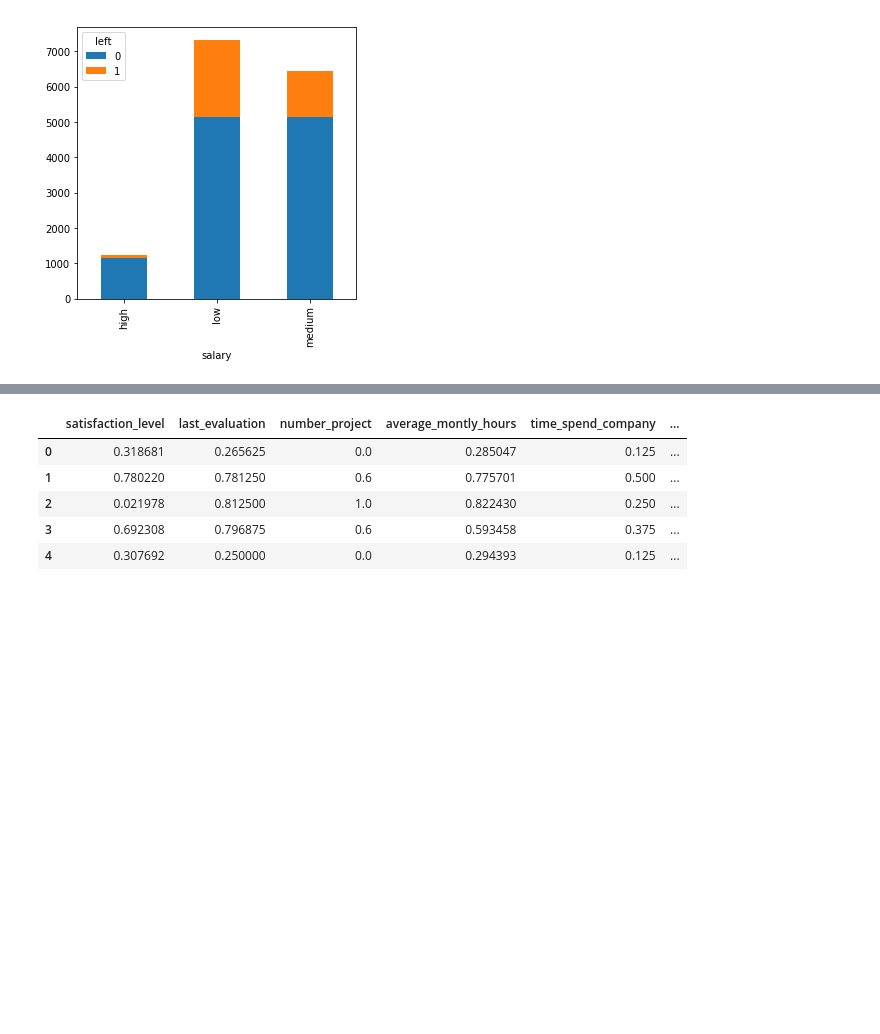
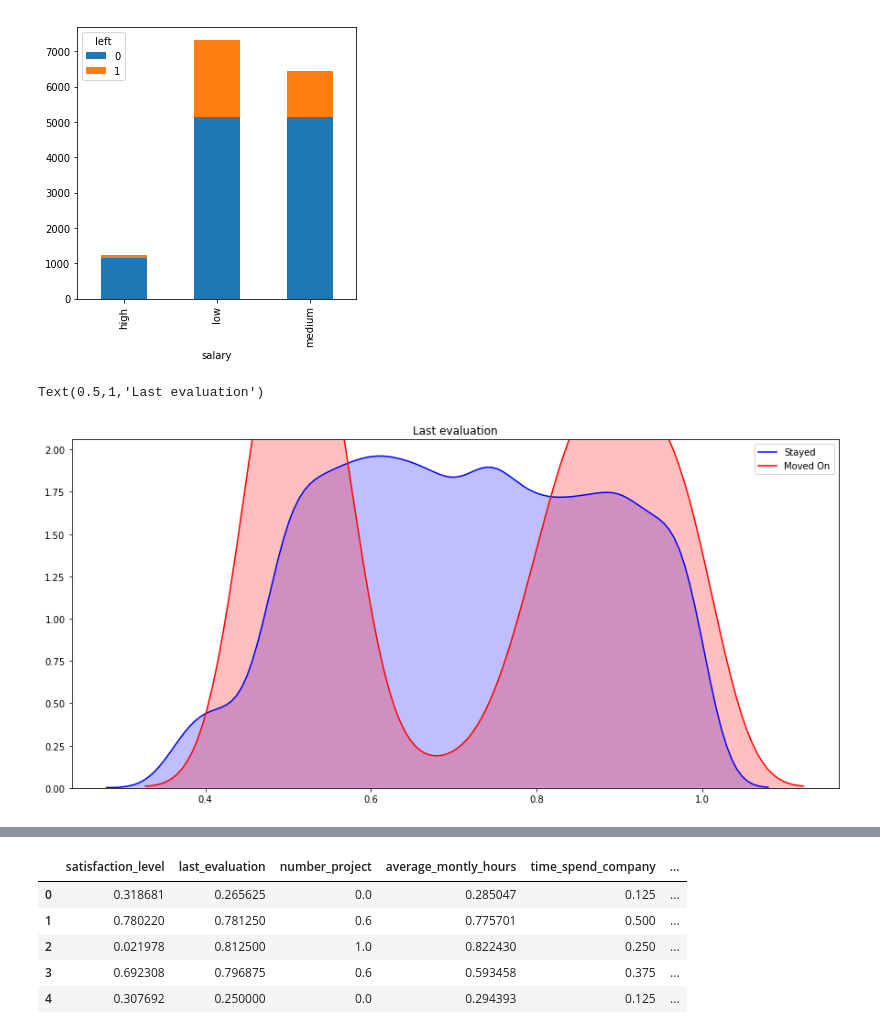
Before and after one commit to ArshadKhurshid/Capstone-Project-Udacity, a Jupyter notebook: CapstoneProject.ipynb, the cells around one changed output, grey strips where cells are left out. Saved outputs shown, nothing was run; the diff lists cells and outputs as text; code cells hidden in the pictures; blank space fills up the shorter version.

Commit message:
chore: Add KDE plot

```diff
--- a/CapstoneProject.ipynb
+++ b/CapstoneProject.ipynb
@@ -143,3 +143,11 @@ stack_bar_graph.plot(kind="bar",
 # %% [output]
 <matplotlib.axes._subplots.AxesSubplot at 0x...>
 [figure]
+# %%
+fig = plt.figure(figsize=(15,7),)
+ax=sns.kdeplot(data.loc[(data['left'] == 0),'last_evaluation'] , color='b',shade=True,label='Stayed')
+ax=sns.kdeplot(data.loc[(data['left'] == 1),'last_evaluation'] , color='r',shade=True, label='Moved On')
+plt.title('Last evaluation')
+# %% [output]
+Text(0.5,1,'Last evaluation')
+[figure, added]
```
Also changed, not shown: parts of 19 cells of this notebook.
